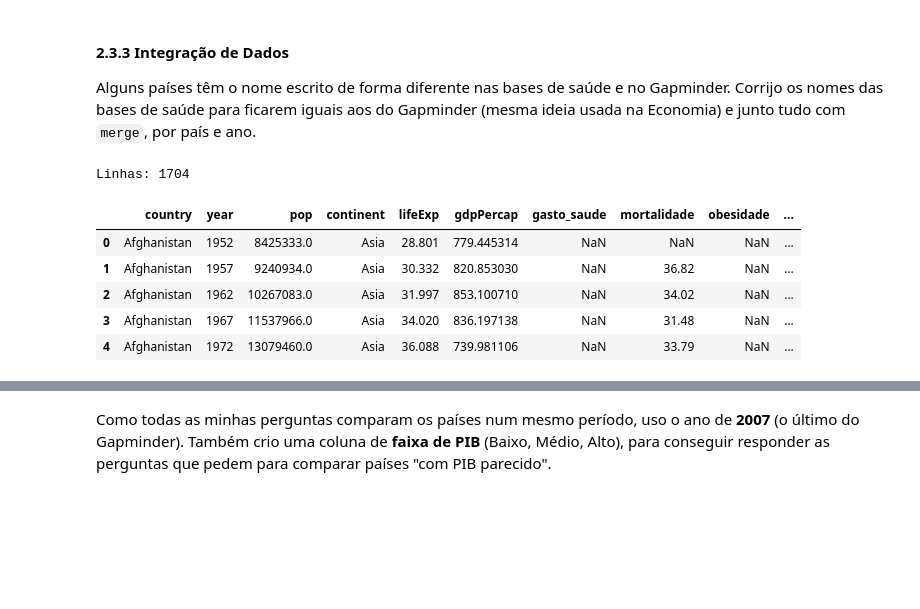
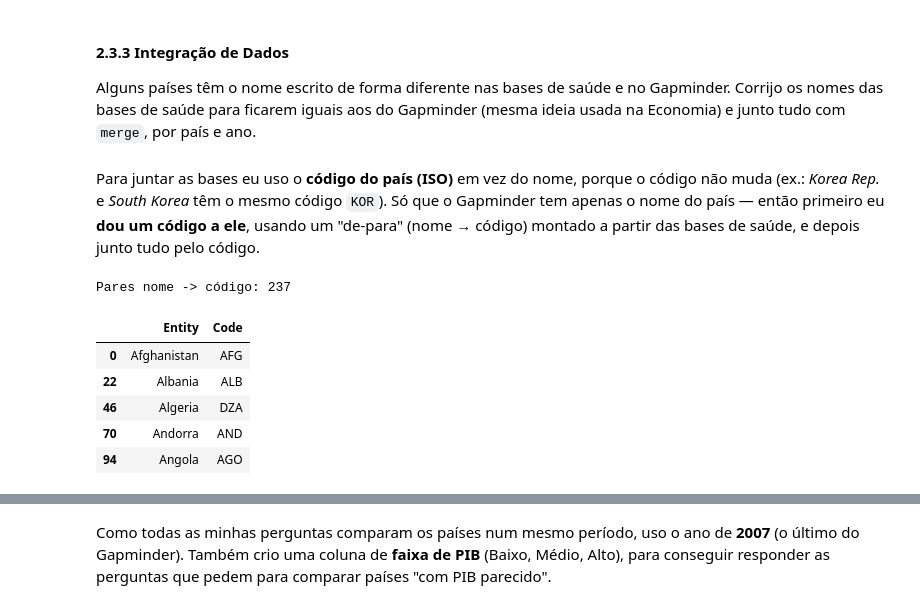
Before and after one commit to AndremRb/Analise-do-Desenvolvimento-Humano-e-Global, a Jupyter notebook: Notebook/Template_Gapminder_Analise_Exploratoria.ipynb, the cells around one changed output, grey strips where cells are left out. Cells and saved outputs as stored; diff of their text form; code cells hidden in the pictures; blank space fills up the shorter version.

```diff
--- a/Notebook/Template_Gapminder_Analise_Exploratoria.ipynb
+++ b/Notebook/Template_Gapminder_Analise_Exploratoria.ipynb
@@ -945,36 +945,20 @@ veiculos    : 161 linhas | nulos: 0 | duplicados: 0
 Alguns países têm o nome escrito de forma diferente nas bases de saúde e no Gapminder. Corrijo os
 nomes das bases de saúde para ficarem iguais aos do Gapminder (mesma ideia usada na Economia) e junto
 tudo com `merge`, por país e ano.
-# %%
-# Junta as 4 bases de saúde (já limpas, do df_limpos) numa tabela só, por país e ano
-mapa_colunas = {'saude': 'gasto_saude', 'mortalidade': 'mortalidade', 'obesidade': 'obesidade', 'medicos': 'medicos'}
-saude = None
-for chave, nome_final in mapa_colunas.items():
-    tabela = df_limpos[chave].copy()
-    coluna_valor = tabela.columns[3]          # a 4ª coluna é o indicador
-    tabela = tabela[['Entity', 'Year', coluna_valor]].rename(
-        columns={'Entity': 'country', 'Year': 'year', coluna_valor: nome_final})
-    saude = tabela if saude is None else saude.merge(tabela, on=['country', 'year'], how='outer')
-
-# Corrijo o nome dos países das bases de saúde para o nome usado no Gapminder
-correcao_nomes_saude = {
-    'Democratic Republic of Congo': 'Congo Dem. Rep.', 'Congo': 'Congo Rep.',
-    'Czechia': 'Czech Republic', 'Hong Kong': 'Hong Kong China',
-    'North Korea': 'Korea Dem. Rep.', 'South Korea': 'Korea Rep.',
-    'Slovakia': 'Slovak Republic', 'Eswatini': 'Swaziland',
-    'Yemen': 'Yemen Rep.', 'Palestine': 'West Bank and Gaza',
-}
-saude['country'] = saude['country'].replace(correcao_nomes_saude)
-
-# Junto o Gapminder já limpo (df_limpos['gapminder']) com as bases de saúde, por país e ano
-df_saude = df_limpos['gapminder'].merge(saude, on=['country', 'year'], how='left')
-print('Linhas:', len(df_saude))
-df_saude.head()
-# %% [output]
-Linhas: 1704
-|  | country | year | pop | continent | lifeExp | gdpPercap | gasto_saude | mortalidade | obesidade | ... |
-| 0 | Afghanistan | 1952 | 8425333.0 | Asia | 28.801 | 779.445314 | NaN | NaN | NaN | ... |
-| 1 | Afghanistan | 1957 | 9240934.0 | Asia | 30.332 | 820.853030 | NaN | 36.82 | NaN | ... |
-| 2 | Afghanistan | 1962 | 10267083.0 | Asia | 31.997 | 853.100710 | NaN | 34.02 | NaN | ... |
-| 3 | Afghanistan | 1967 | 11537966.0 | Asia | 34.020 | 836.197138 | NaN | 31.48 | NaN | ... |
-| 4 | Afghanistan | 1972 | 13079460.0 | Asia | 36.088 | 739.981106 | NaN | 33.79 | NaN | ... |
+# %% [markdown]
+Para juntar as bases eu uso o **código do país (ISO)** em vez do nome, porque o código não muda (ex.: *Korea Rep.* e *South Korea* têm o mesmo código `KOR`). Só que o Gapminder tem apenas o nome do país — então primeiro eu **dou um código a ele**, usando um "de-para" (nome → código) montado a partir das bases de saúde, e depois junto tudo pelo código.
+# %%
+# Monto um 'de-para' nome -> código, juntando os pares (Entity, Code) de todas as bases
+# aplicar_funcoes com decisor=2 (COLETAR) devolve {base: pares} para todas de uma vez
+pares = aplicar_funcoes(df_limpos, lambda df: df[['Entity', 'Code']] if 'Entity' in df.columns else None, 2)
+referencia_codigos = pd.concat([tab for tab in pares.values() if tab is not None]).drop_duplicates()
+print('Pares nome -> código:', referencia_codigos.shape[0])
+referencia_codigos.head()
+# %% [output]
+Pares nome -> código: 237
+|  | Entity | Code |
+| 0 | Afghanistan | AFG |
+| 22 | Albania | ALB |
+| 46 | Algeria | DZA |
+| 70 | Andorra | AND |
+| 94 | Angola | AGO |
```
Also changed, not shown: parts of 6 cells of this notebook.
